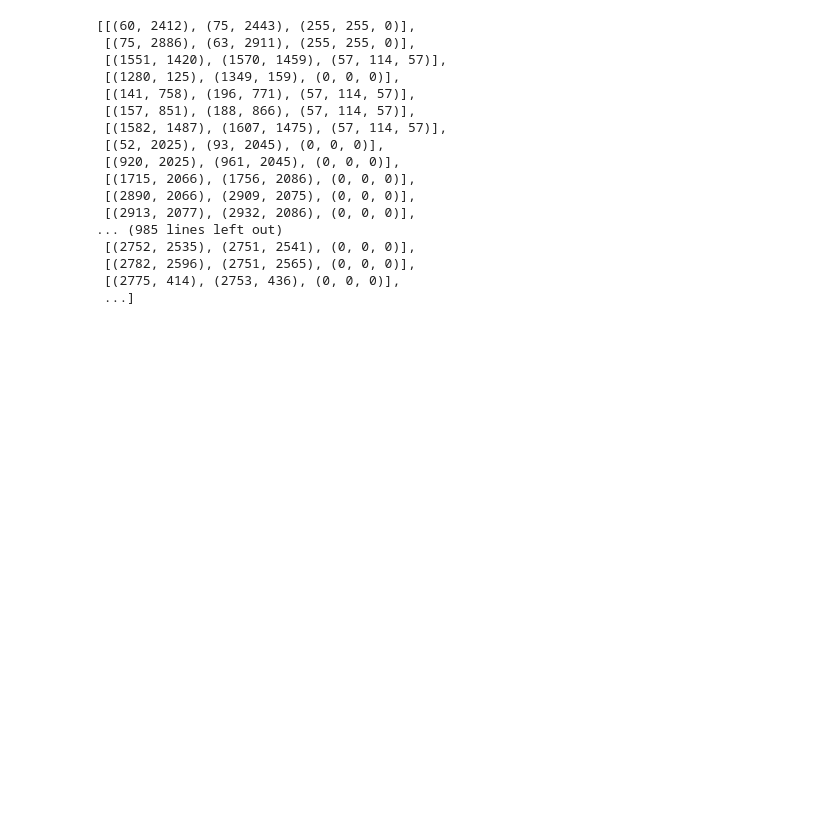
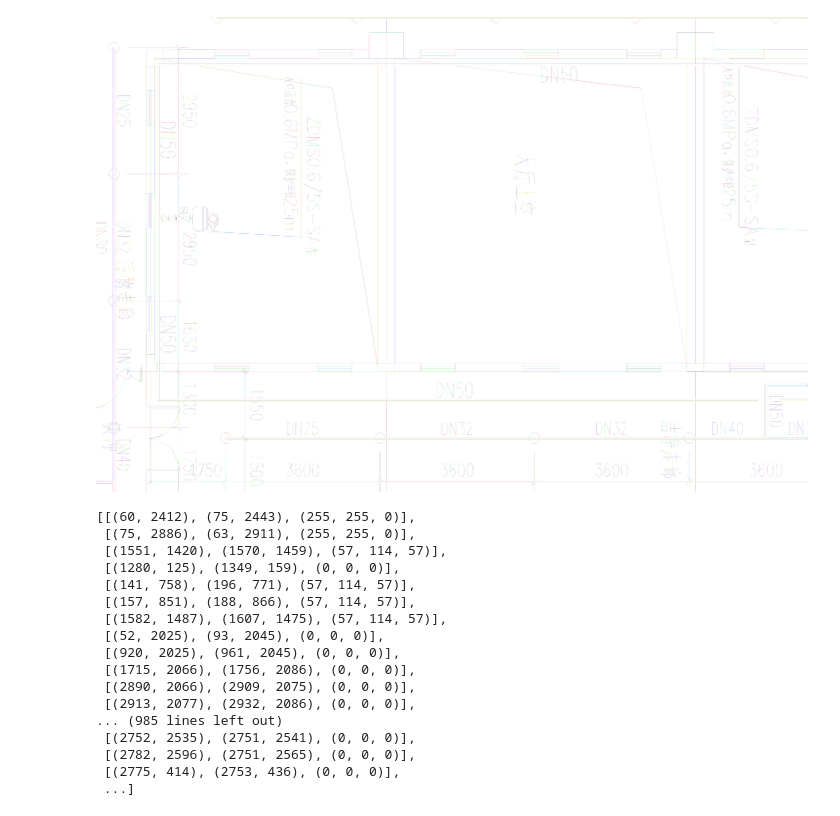
Before and after one commit to sxiaonuo/BIM, a Jupyter notebook: 直线检测/debug1.ipynb, the cells around one changed output. Drawn from its saved outputs; the diff is of its cells as text; code cells hidden in the pictures; blank space fills up the shorter version.

```diff
--- a/直线检测/debug1.ipynb
+++ b/直线检测/debug1.ipynb
@@ -83,9 +83,10 @@ def _detect_one_img(img, cfg):
             elines_group_by_line.append(set_)
         else:
             if set_[0] in other_elines:
-                elines_group_by_line.append(set_)
-                if elines[set_[0]].volume <= 5:         # 很小的alone线
+                if elines[set_[0]].volume <= 6:         # 很小的alone线
                     alone.append(elines[set_[0]])
+                else:
+                    elines_group_by_line.append(set_)
 
     # len(elines_group_by_line)
     egbl = []  # 真的不知道该怎么起名了
@@ -96,13 +97,14 @@ def _detect_one_img(img, cfg):
 
     # 3月13日新增步骤，用于将很小的alone线元归入附近的直线
     pt_dict = {}  # 存储点对应的直线
-    pair = [] # 用于存储哪些线需要被合并，不一定是严格的二元组。
-    pair_uf = UnionFind(len(lines) + len(alone))
+    # pair = [] # 用于存储哪些线需要被合并，不一定是严格的二元组。
+    pair_uf = UnionFind(len(lines) + 2 *len(alone))
     for idx, line in enumerate(lines):
         pt_dict[line[0]] = idx
         pt_dict[line[1]] = idx
 
-    for eline in alone:
+    flag_alone = []
+    for idx_alone , eline in enumerate(alone):
         isp = []  # 用于记录有哪些连接
         for idx, pt in enumerate([eline.pt1, eline.pt2]):  # 遍历俩节点
             for dx in [-1, 0, 1]:
@@ -111,15 +113,18 @@ def _detect_one_img(img, cfg):
                         isp.append(pt_dict[(pt[0] + dx, pt[1] + dy)])
 
         if len(isp) == 1:
-            pair.append([isp[0], len(lines)])
-            lines.append(eline)
+            pair_uf.union(isp[0], len(lines))
+            lines.append([eline.pt1, eline.pt2, eline.color])
+            flag_alone.append(idx_alone)
         else:
             for i, it in enumerate(isp):
                 for jt in isp[i + 1:]:
                     line1 = [*lines[it][0], *lines[jt][1]]
                     line2 = [*lines[jt][0], *lines[it][1]]
-                    if abs(_get_k(line1) - _get_k(line2)) < 1 and abs(_get_b(line1) - _get_b(line2)) < 1 and (_get_k(line1) >= 1 and _get_k(line1) <= 999):
+                    if abs(_get_k(line1) - _get_k(line2)) < 1 and abs(_get_b(line1) - _get_b(line2)) < 1 and (
+                            1 <= abs(_get_k(line1)) <= 999):
                         pair_uf.union(it, jt)
+                        flag_alone.append(idx_alone)
 
     new_lines = []
     # 还要再合并
@@ -134,6 +139,9 @@ def _detect_one_img(img, cfg):
             new_lines.append(lines[set_[0]])
     lines = new_lines
 
+    flag_alone = set(flag_alone)
+    alone = [alone[i] for i in range(len(alone)) if i in flag_alone]
+
     return lines, elines, alone
 # %%
 img = cv2.imread('../static/img/b1.png')
@@ -147,3 +160,19 @@ len(lines)
+# %%
+white = np.ones_like(img) * 255
+for line in alone:
+    color = (255, 230, 230)
+    pt1 = line.pt1
+    pt2 = line.pt2
+    cv2.line(white, pt1, pt2, color, 3)
+for line in lines:
+    color = (random.randint(0, 255), random.randint(0, 255), random.randint(0, 255))
+    pt1 = line[0]
+    pt2 = line[1]
+    cv2.line(white, pt1, pt2, color, 1)
+Image.fromarray(white).show()
+Image.fromarray(white)
+# %% [output]
+[figure, added]
 # %%
 lines
 # %% [output]
```
Also changed, not shown: parts of 4 cells of this notebook, 1 other file.
